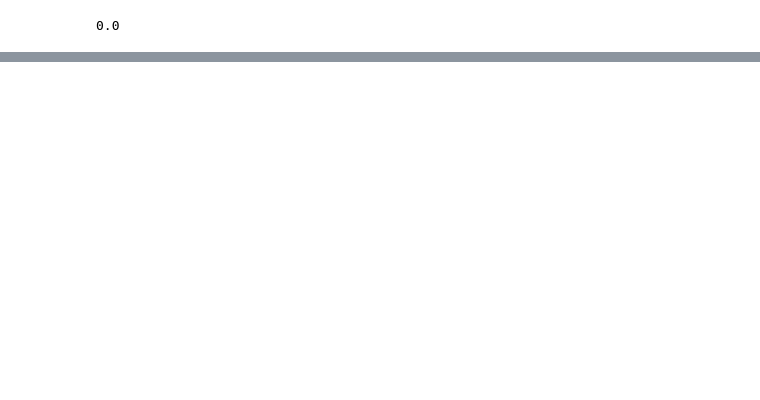
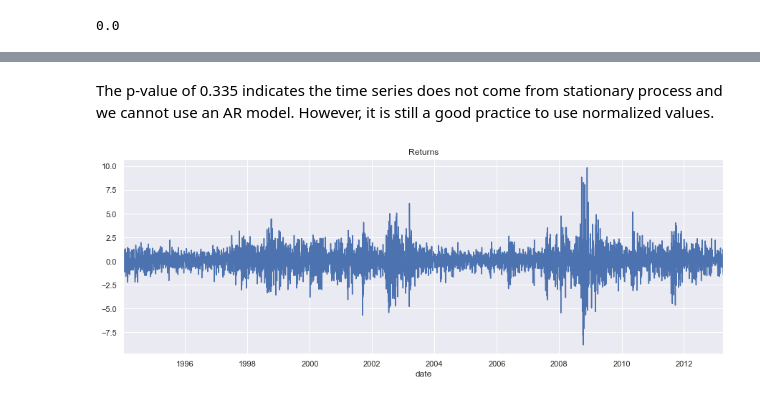
Before and after one commit to mkang32/snp500-analysis, a Jupyter notebook: notebooks/3.the_AR_model_with_Returns.ipynb, the cells around one changed output, grey strips where cells are left out. Saved outputs shown, nothing was run; the diff lists cells and outputs as text; code cells hidden in the pictures; blank space fills up the shorter version.

```diff
--- a/notebooks/3.the_AR_model_with_Returns.ipynb
+++ b/notebooks/3.the_AR_model_with_Returns.ipynb
@@ -250,0 +335,12 @@ Roots
+# %% [markdown]
+The p-value of 0.335 indicates the time series does not come from stationary process and we cannot use an AR model. However, it is still a good practice to use normalized values.
+# %%
+# normalize returns
+benchmark_ret = df.returns.iloc[0]
+df['norm_ret'] = df.returns.div(benchmark_ret).mul(100)
+# %%
+df.returns.plot(figsize=(15, 5))
+plt.title("Returns")
+plt.show()
+# %% [output]
+[figure, added]
```
Also changed, not shown: parts of 29 cells of this notebook.
